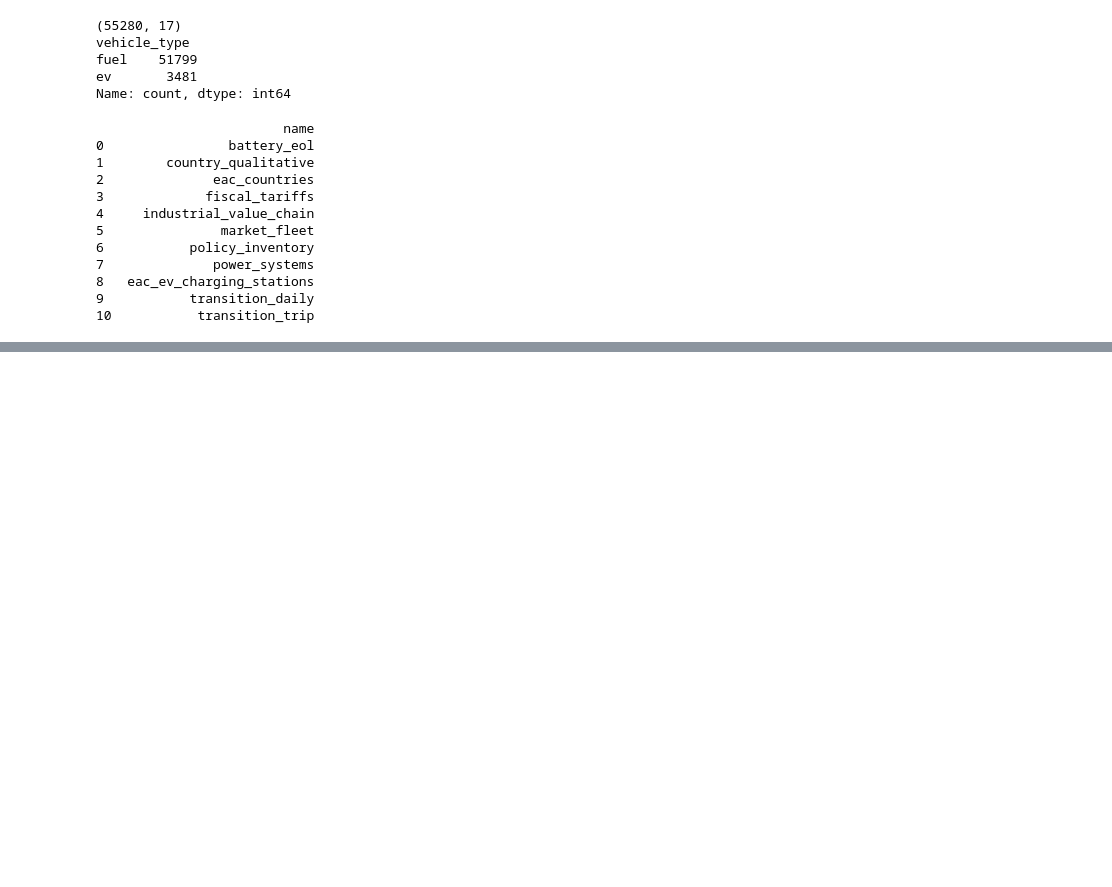
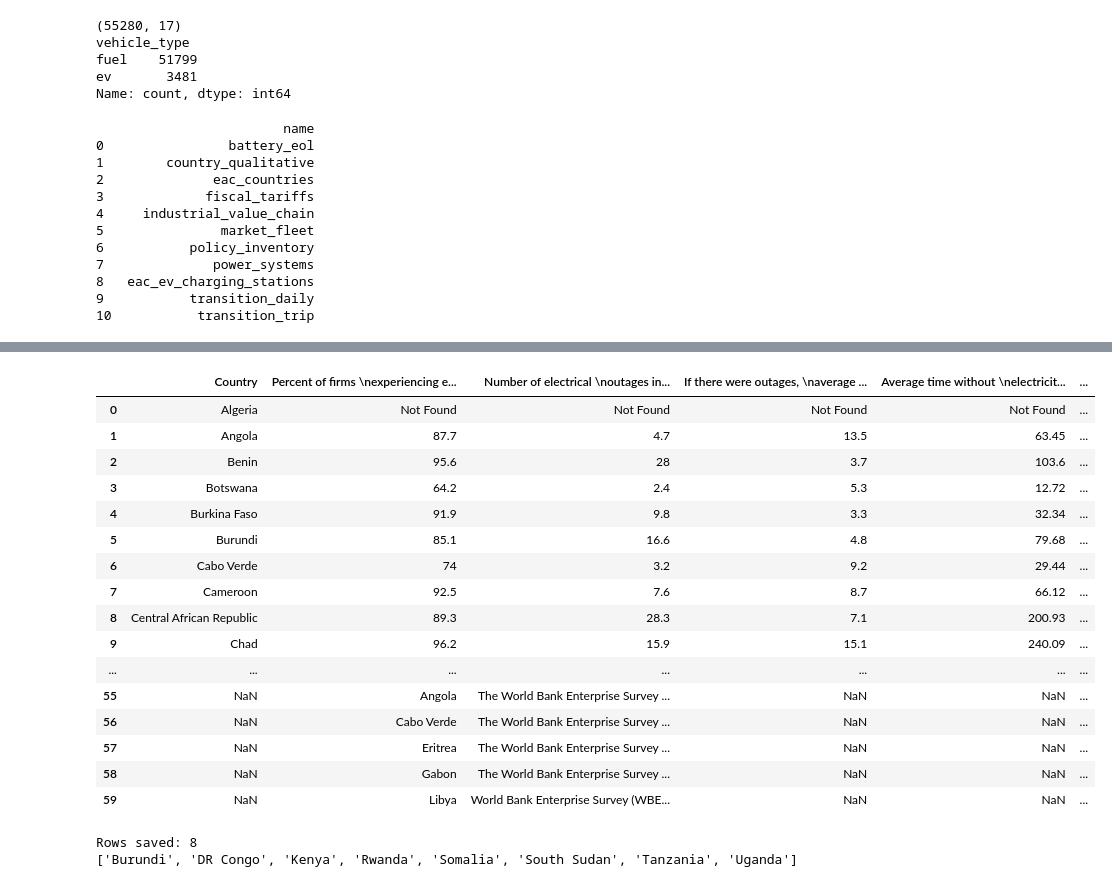
Before and after one commit to kennethnyangweso/EAC-UNEP-E-Mobility-Analytics-Forecasting, a Jupyter notebook: Notebooks/Data Engineering & Cleaning.ipynb, the cells around one changed output, grey strips where cells are left out. Cells and saved outputs as stored; diff of their text form; code cells hidden in the pictures; blank space fills up the shorter version.

```diff
--- a/Notebooks/Data Engineering & Cleaning.ipynb
+++ b/Notebooks/Data Engineering & Cleaning.ipynb
@@ -2077,0 +2394,3 @@ print(tables)
+# %%
+grid = pd.read_excel(file_path, sheet_name="Grid Reliability")
+grid
@@ -2077,0 +2411,45 @@ print(tables)
+# %%
+grid.head(60)
+# %% [output]
+|  | Country | Percent of firms \nexperiencing e... | Number of electrical \noutages in... | If there were outages, \naverage ... | Average time without \nelectricit... | ... |
+| 0 | Algeria | Not Found | Not Found | Not Found | Not Found | ... |
+| 1 | Angola | 87.7 | 4.7 | 13.5 | 63.45 | ... |
+| 2 | Benin | 95.6 | 28 | 3.7 | 103.6 | ... |
+| 3 | Botswana | 64.2 | 2.4 | 5.3 | 12.72 | ... |
+| 4 | Burkina Faso | 91.9 | 9.8 | 3.3 | 32.34 | ... |
+| 5 | Burundi | 85.1 | 16.6 | 4.8 | 79.68 | ... |
+| 6 | Cabo Verde | 74 | 3.2 | 9.2 | 29.44 | ... |
+| 7 | Cameroon | 92.5 | 7.6 | 8.7 | 66.12 | ... |
+| 8 | Central African Republic | 89.3 | 28.3 | 7.1 | 200.93 | ... |
+| 9 | Chad | 96.2 | 15.9 | 15.1 | 240.09 | ... |
+| ... | ... | ... | ... | ... | ... | ... |
+| 55 | NaN | Angola | The World Bank Enterprise Survey ... | NaN | NaN | ... |
+| 56 | NaN | Cabo Verde | The World Bank Enterprise Survey ... | NaN | NaN | ... |
+| 57 | NaN | Eritrea | The World Bank Enterprise Survey ... | NaN | NaN | ... |
+| 58 | NaN | Gabon | The World Bank Enterprise Survey ... | NaN | NaN | ... |
+| 59 | NaN | Libya | World Bank Enterprise Survey (WBE... | NaN | NaN | ... |
+# %%
+# EAC countries to keep
+eac_countries = [
+    "Kenya",
+    "Uganda",
+    "Tanzania",
+    "Rwanda",
+    "Burundi",
+    "DR Congo",
+    "South Sudan",
+    "Somalia"
+]
+
+# Filter the dataset
+eac_df_grid = grid[grid["Country"].isin(eac_countries)].copy()
+
+# Save as CSV
+eac_df_grid.to_csv("eac_ev_readiness_grid.csv", index=False)
+
+# Check the result
+print(f"Rows saved: {len(eac_df)}")
+print(eac_df["Country"].tolist())
+# %% [output]
+Rows saved: 8
+['Burundi', 'DR Congo', 'Kenya', 'Rwanda', 'Somalia', 'South Sudan', 'Tanzania', 'Uganda']
```
Also changed, not shown: parts of 62 cells of this notebook, 16 other files.
